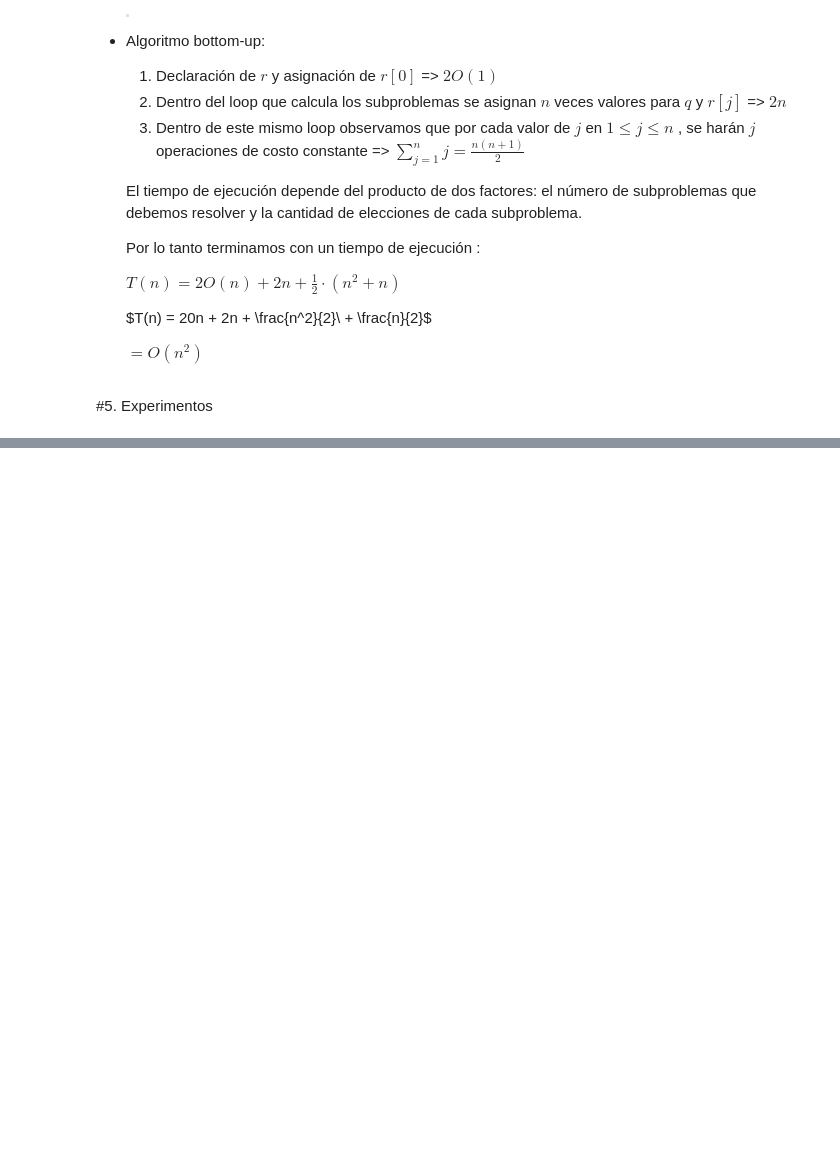
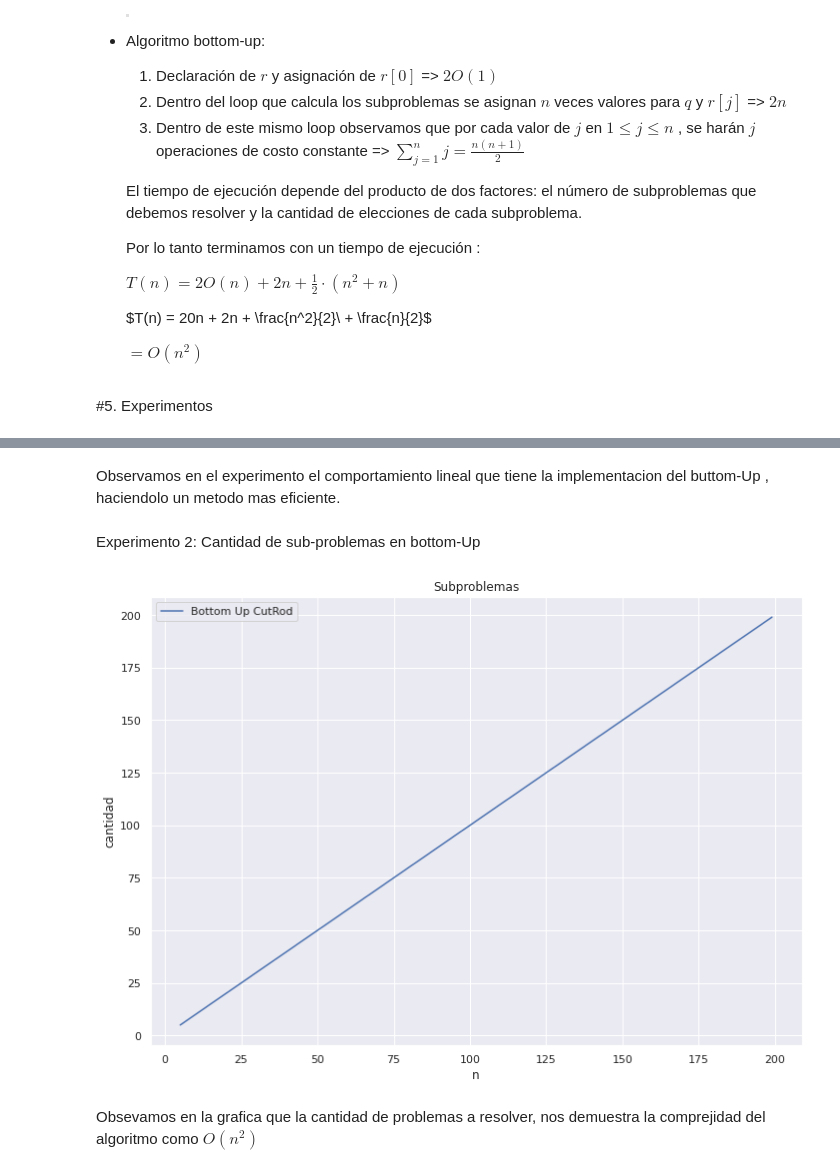
Before and after one commit to Jmorgado125/ADA-Informes, a Jupyter notebook: Informe_(Cutting_a_Rod).ipynb, the cells around one changed output, grey strips where cells are left out. Cells and saved outputs as stored; diff of their text form; code cells hidden in the pictures; blank space fills up the shorter version.

```diff
--- a/Informe_(Cutting_a_Rod).ipynb
+++ b/Informe_(Cutting_a_Rod).ipynb
@@ -156,0 +279,28 @@ Para un problema de tamaño $n$
+# %% [markdown]
+Observamos en el experimento el comportamiento lineal que tiene la implementacion del buttom-Up , haciendolo un metodo mas eficiente.
+# %% [markdown]
+Experimento 2: Cantidad de sub-problemas en bottom-Up
+# %%
+# Cantidad de sub-problemas resueltos
+
+x=[]
+y=[n for n in range(5,200)]
+
+for n in range(5,200):
+
+  A = cutrod_instance_generator(n)
+  a, b, c = BottomUpCutRod(A,n)
+
+  x.append(c)
+
+plt.plot(x,y)
+plt.legend(["Bottom Up CutRod"])
+plt.title("Subproblemas")
+
+plt.xlabel('n')
+plt.ylabel('cantidad')
+plt.show()
+# %% [output]
+[figure, added]
+# %% [markdown]
+Obsevamos en la grafica que la cantidad de problemas a resolver, nos demuestra la comprejidad del algoritmo como $O(n^2)$
```
Also changed, not shown: parts of 8 cells of this notebook.
